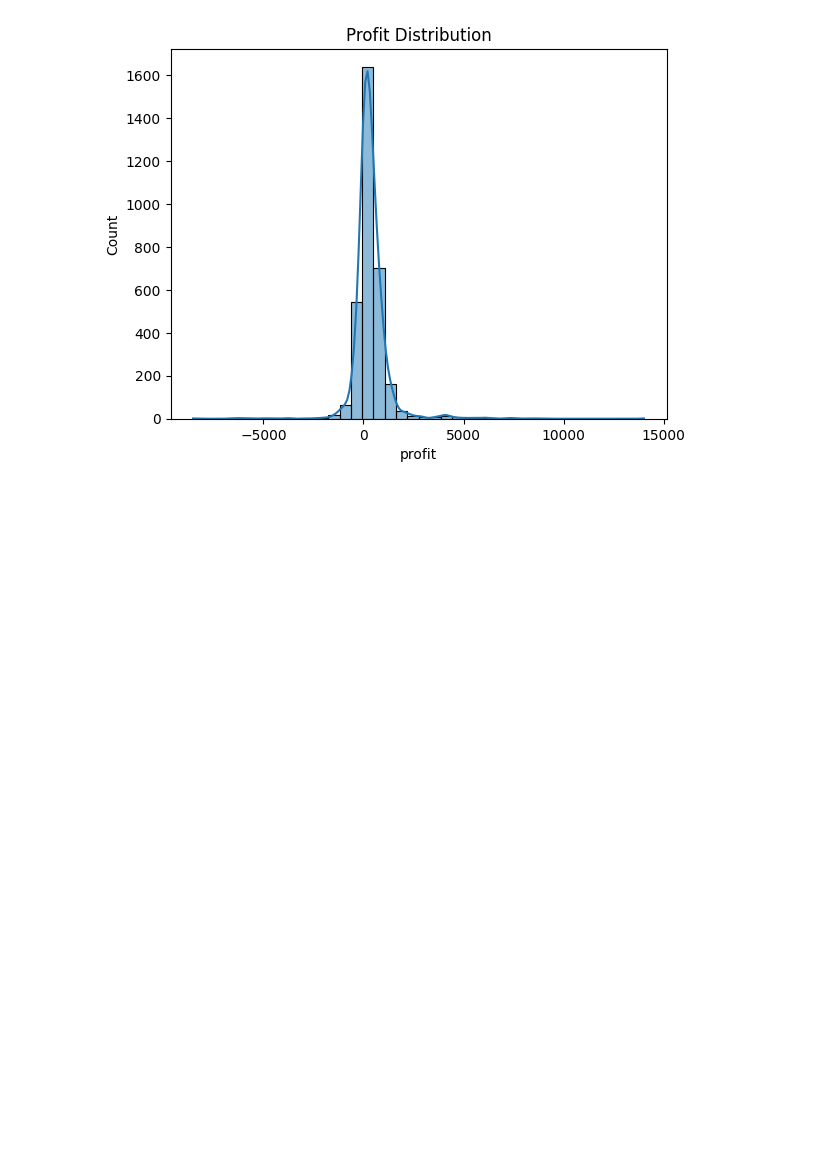
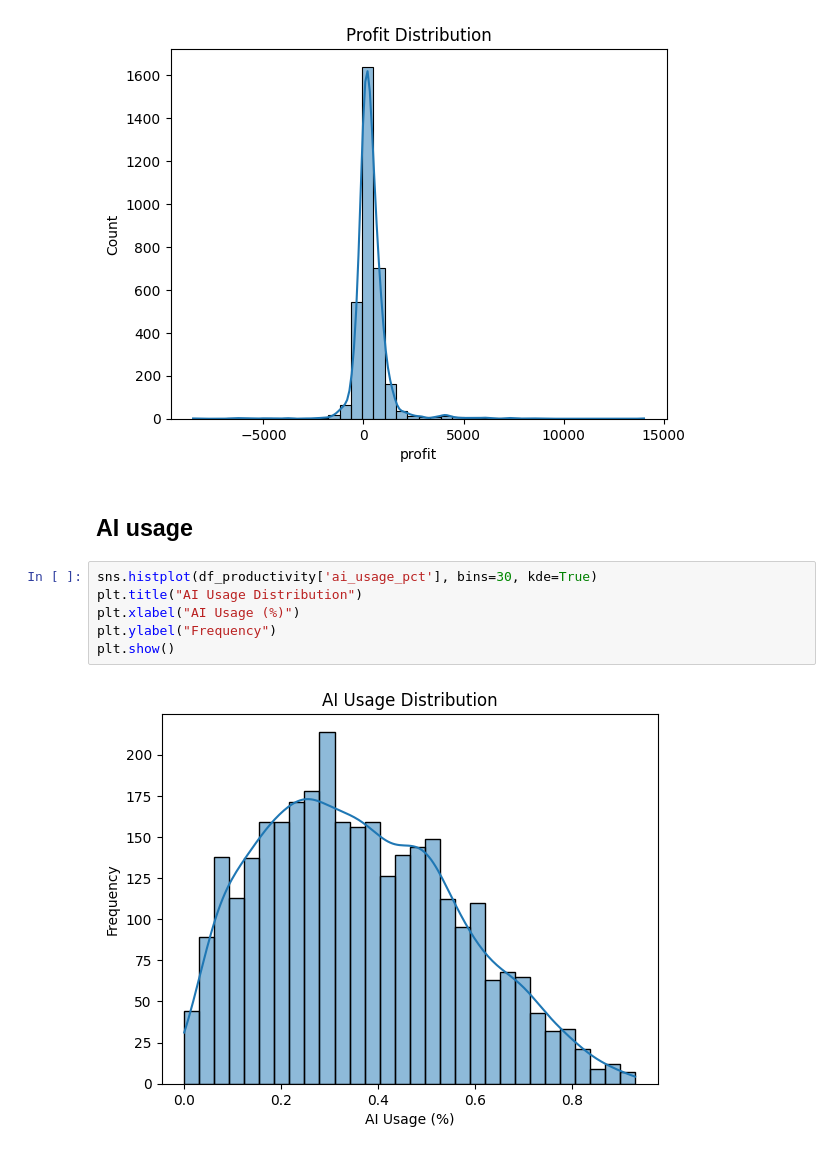
Before and after one commit to andreamammano89-maker/ML_Project_SEA_815441, a Jupyter notebook: main.ipynb, the cells around one changed output. Cells and saved outputs as stored; diff of their text form; blank space fills up the shorter version.

```diff
--- a/main.ipynb
+++ b/main.ipynb
@@ -197,3 +233,13 @@ plt.title("Profit Distribution")
 plt.show()
 # %% [output]
 [figure]
+# %% [markdown]
+## AI usage
+# %%
+sns.histplot(df_productivity['ai_usage_pct'], bins=30, kde=True)
+plt.title("AI Usage Distribution")
+plt.xlabel("AI Usage (%)")
+plt.ylabel("Frequency")
+plt.show()
+# %% [output]
+[figure, added]
```
Also changed, not shown: parts of 9 cells of this notebook.
